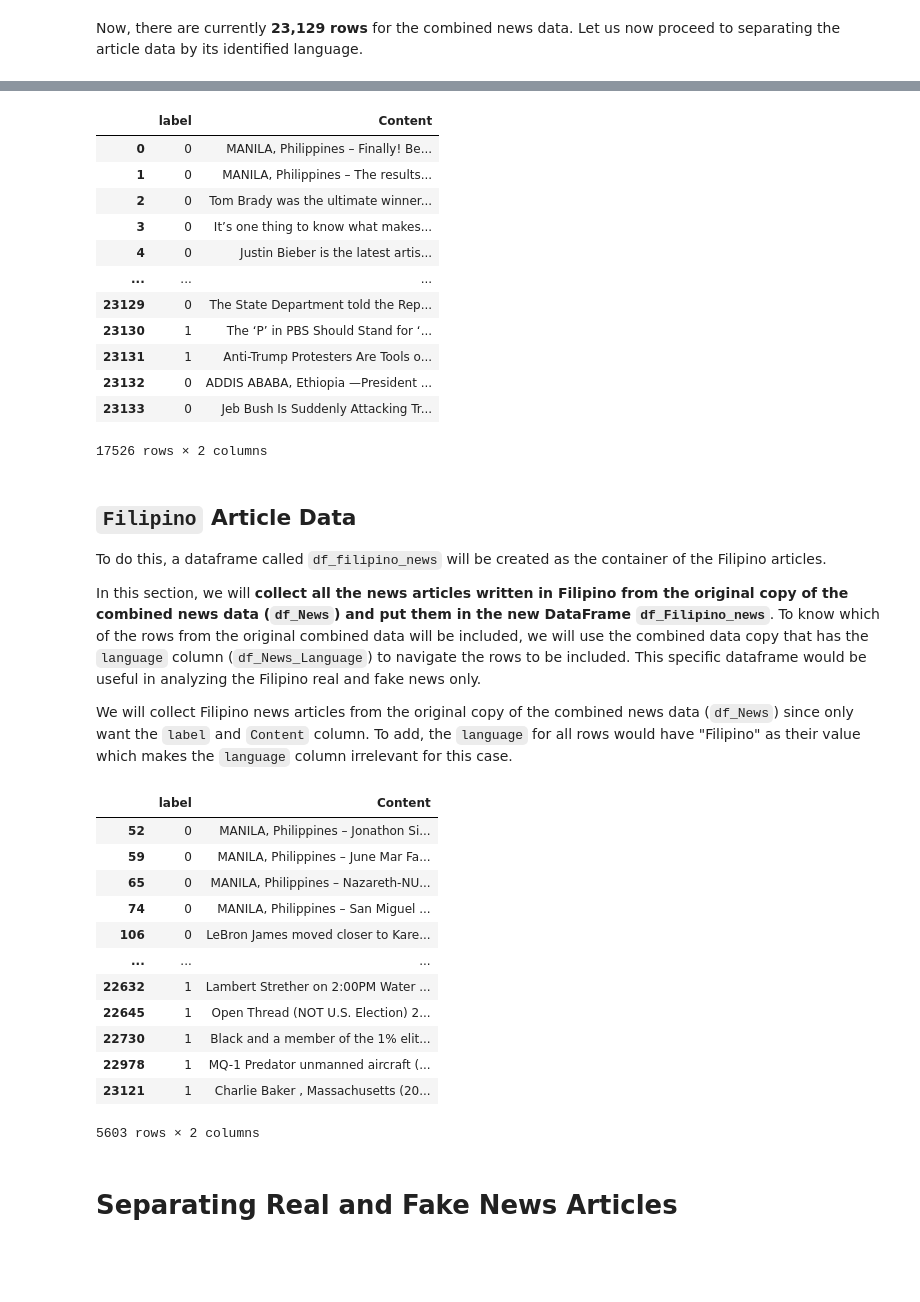
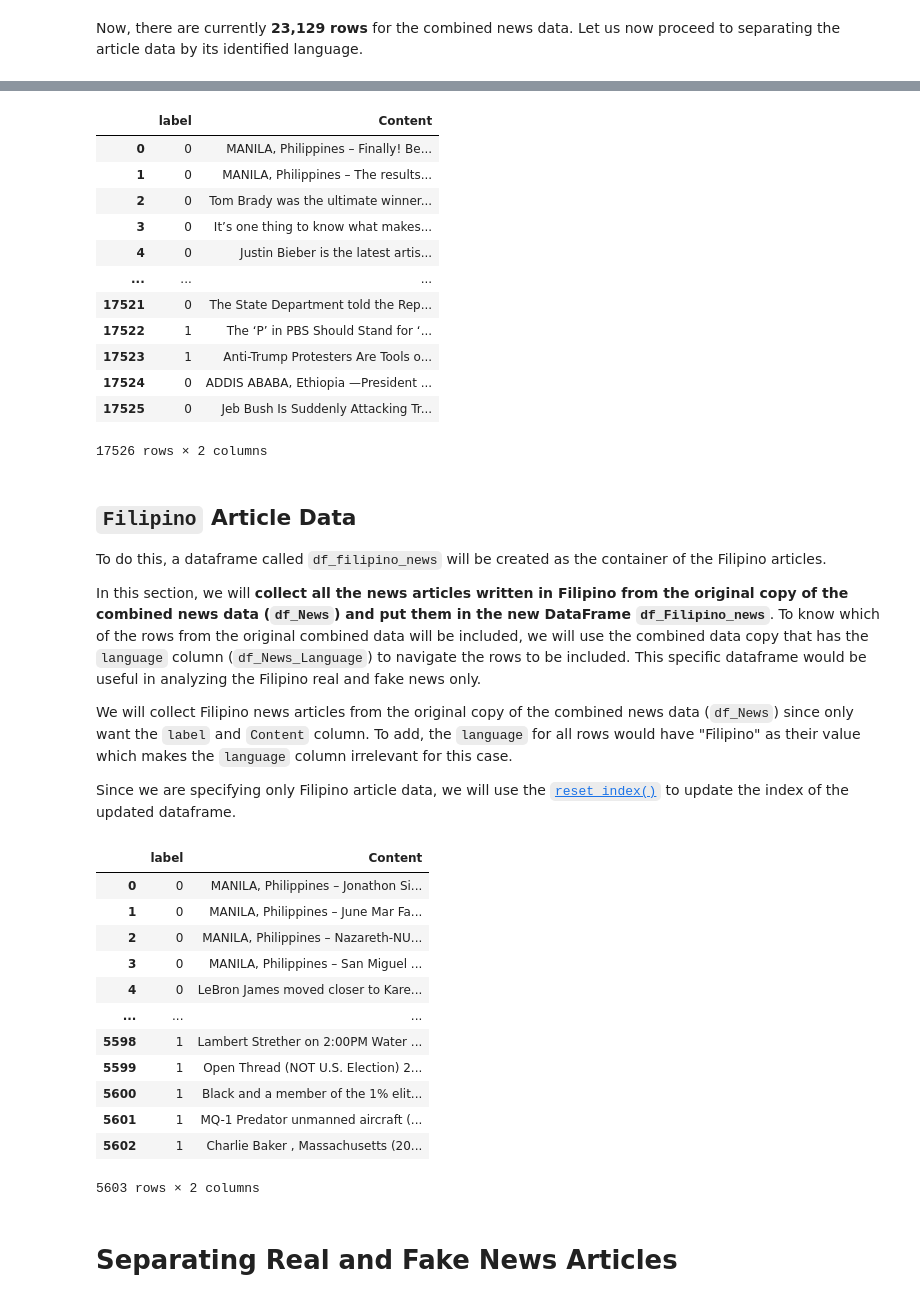
Before and after one commit to francheska-vicente/data102-fake-news, a Jupyter notebook: main-Copy1.ipynb, the cells around one changed output, grey strips where cells are left out. Cells and saved outputs as stored; diff of their text form; code cells hidden in the pictures; blank space fills up the shorter version.

```diff
--- a/main-Copy1.ipynb
+++ b/main-Copy1.ipynb
@@ -1151,5 +1157,5 @@ This procedure will also be done in Filipino articles but not in articles with "
 # %%
-df_english_news = df_News[df_News_Language['language'] == 'English']
+df_english_news = df_News[df_News_Language['language'] == 'English'].reset_index(drop=True)
 df_english_news
 # %% [output]
 |  | label | Content |
@@ -1159,11 +1165,11 @@ df_english_news
 | 3 | 0 | It’s one thing to know what makes... |
 | 4 | 0 | Justin Bieber is the latest artis... |
 | ... | ... | ... |
-| 23129 | 0 | The State Department told the Rep... |
-| 23130 | 1 | The ‘P’ in PBS Should Stand for ‘... |
-| 23131 | 1 | Anti-Trump Protesters Are Tools o... |
-| 23132 | 0 | ADDIS ABABA, Ethiopia —President ... |
-| 23133 | 0 | Jeb Bush Is Suddenly Attacking Tr... |
+| 17521 | 0 | The State Department told the Rep... |
+| 17522 | 1 | The ‘P’ in PBS Should Stand for ‘... |
+| 17523 | 1 | Anti-Trump Protesters Are Tools o... |
+| 17524 | 0 | ADDIS ABABA, Ethiopia —President ... |
+| 17525 | 0 | Jeb Bush Is Suddenly Attacking Tr... |
 17526 rows × 2 columns
 # %% [markdown]
 ## `Filipino` Article Data
@@ -1172,22 +1178,24 @@ To do this, a dataframe called `df_filipino_news` will be created as the contain
 In this section, we will **collect all the news articles written in Filipino from the original copy of the combined news data (`df_News`) and put them in the new DataFrame `df_Filipino_news`**. To know which of the rows from the original combined data will be included, we will use the combined data copy that has the `language` column (`df_News_Language`) to navigate the rows to be included. This specific dataframe would be useful in analyzing the Filipino real and fake news only.
 
 We will collect Filipino news articles from the original copy of the combined news data (`df_News`) since only want the `label` and `Content` column. To add, the `language` for all rows would have "Filipino" as their value which makes the `language` column irrelevant for this case.
+
+Since we are specifying only Filipino article data, we will use the [`reset_index()`](https://pandas.pydata.org/docs/reference/api/pandas.DataFrame.reset_index.html) to update the index of the updated dataframe.
 # %%
-df_filipino_news = df_News[df_News_Language['language'] == 'Filipino']
+df_filipino_news = df_News[df_News_Language['language'] == 'Filipino'].reset_index(drop=True)
 df_filipino_news
 # %% [output]
 |  | label | Content |
-| 52 | 0 | MANILA, Philippines – Jonathon Si... |
-| 59 | 0 | MANILA, Philippines – June Mar Fa... |
-| 65 | 0 | MANILA, Philippines – Nazareth-NU... |
-| 74 | 0 | MANILA, Philippines – San Miguel ... |
-| 106 | 0 | LeBron James moved closer to Kare... |
+| 0 | 0 | MANILA, Philippines – Jonathon Si... |
+| 1 | 0 | MANILA, Philippines – June Mar Fa... |
+| 2 | 0 | MANILA, Philippines – Nazareth-NU... |
+| 3 | 0 | MANILA, Philippines – San Miguel ... |
+| 4 | 0 | LeBron James moved closer to Kare... |
 | ... | ... | ... |
-| 22632 | 1 | Lambert Strether on 2:00PM Water ... |
-| 22645 | 1 | Open Thread (NOT U.S. Election) 2... |
-| 22730 | 1 | Black and a member of the 1% elit... |
-| 22978 | 1 | MQ-1 Predator unmanned aircraft (... |
-| 23121 | 1 | Charlie Baker , Massachusetts (20... |
+| 5598 | 1 | Lambert Strether on 2:00PM Water ... |
+| 5599 | 1 | Open Thread (NOT U.S. Election) 2... |
+| 5600 | 1 | Black and a member of the 1% elit... |
+| 5601 | 1 | MQ-1 Predator unmanned aircraft (... |
+| 5602 | 1 | Charlie Baker , Massachusetts (20... |
 5603 rows × 2 columns
 # %% [markdown]
 # Separating Real and Fake News Articles
```
Also changed, not shown: parts of 10 cells of this notebook.
